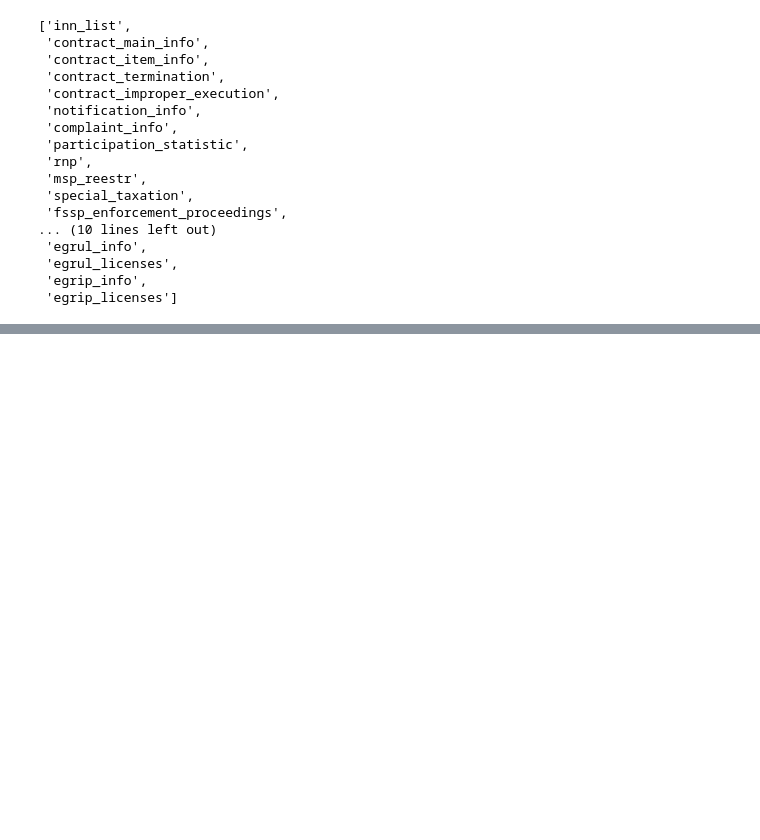
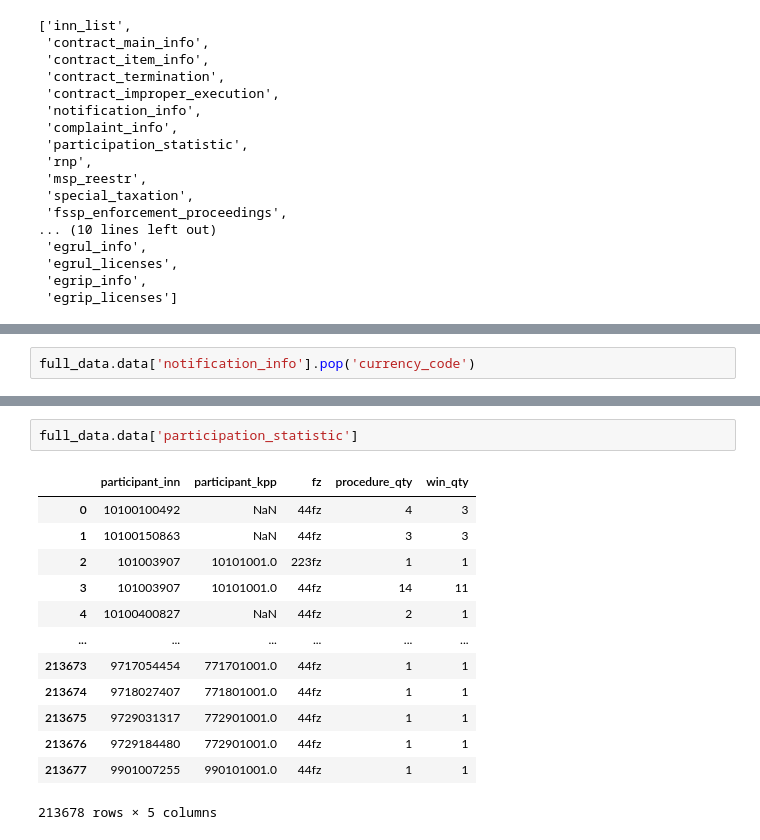
Before and after one commit to werserk/RLTHack, a Jupyter notebook: FirstLook.ipynb, the cells around one changed output, grey strips where cells are left out. Cells and saved outputs as stored; diff of their text form; blank space fills up the shorter version.

```diff
--- a/FirstLook.ipynb
+++ b/FirstLook.ipynb
@@ -36,0 +182,2 @@ dict_keys(['inn_list', 'contract_main_info', 'contract_item_info', 'contract_ter
+# %%
+full_data.data['notification_info'].pop('currency_code')
@@ -36,0 +265,16 @@ dict_keys(['inn_list', 'contract_main_info', 'contract_item_info', 'contract_ter
+# %%
+full_data.data['participation_statistic']
+# %% [output]
+|  | participant_inn | participant_kpp | fz | procedure_qty | win_qty |
+| 0 | 10100100492 | NaN | 44fz | 4 | 3 |
+| 1 | 10100150863 | NaN | 44fz | 3 | 3 |
+| 2 | 101003907 | 10101001.0 | 223fz | 1 | 1 |
+| 3 | 101003907 | 10101001.0 | 44fz | 14 | 11 |
+| 4 | 10100400827 | NaN | 44fz | 2 | 1 |
+| ... | ... | ... | ... | ... | ... |
+| 213673 | 9717054454 | 771701001.0 | 44fz | 1 | 1 |
+| 213674 | 9718027407 | 771801001.0 | 44fz | 1 | 1 |
+| 213675 | 9729031317 | 772901001.0 | 44fz | 1 | 1 |
+| 213676 | 9729184480 | 772901001.0 | 44fz | 1 | 1 |
+| 213677 | 9901007255 | 990101001.0 | 44fz | 1 | 1 |
+213678 rows × 5 columns
```
Also changed, not shown: parts of 28 cells of this notebook, 1 other file.
